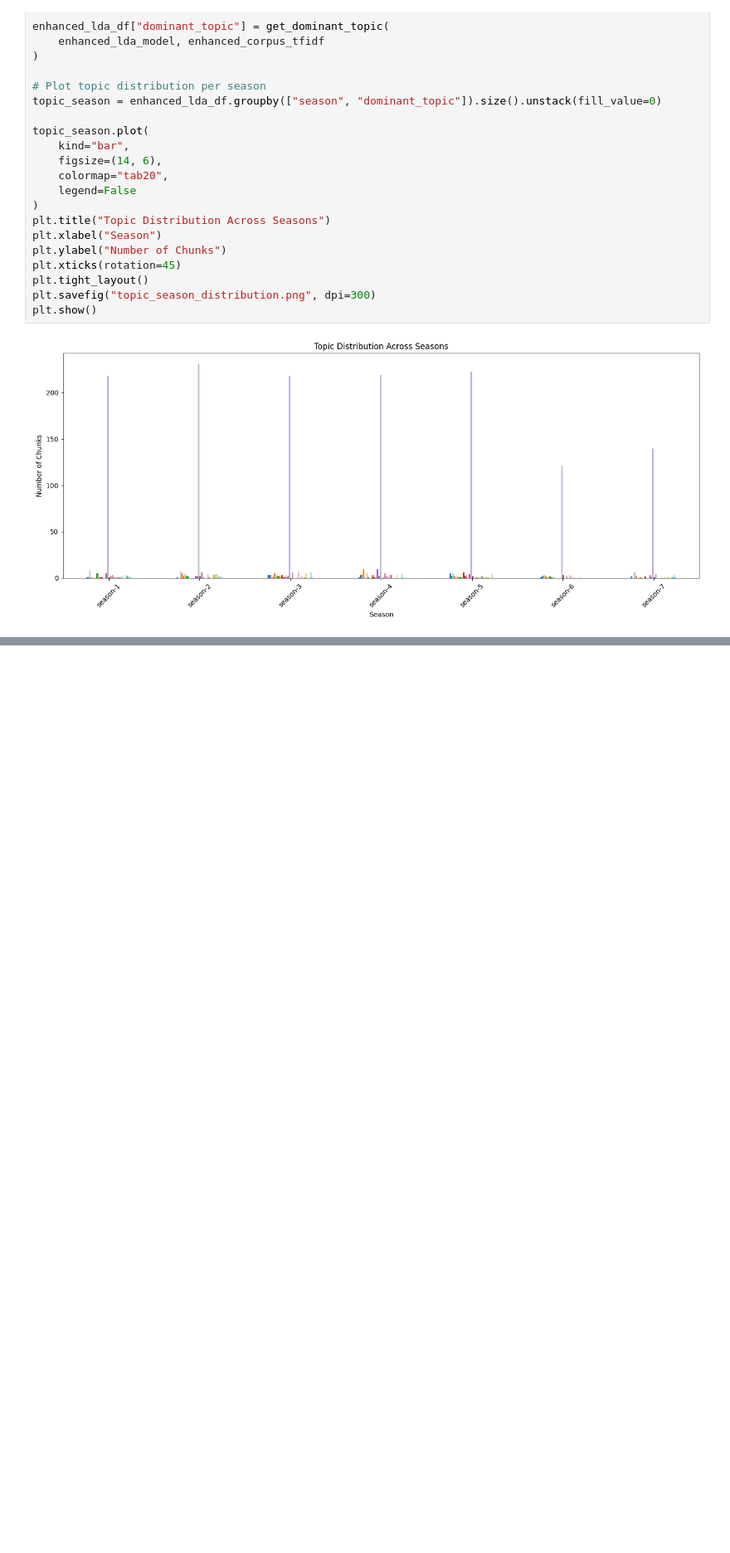
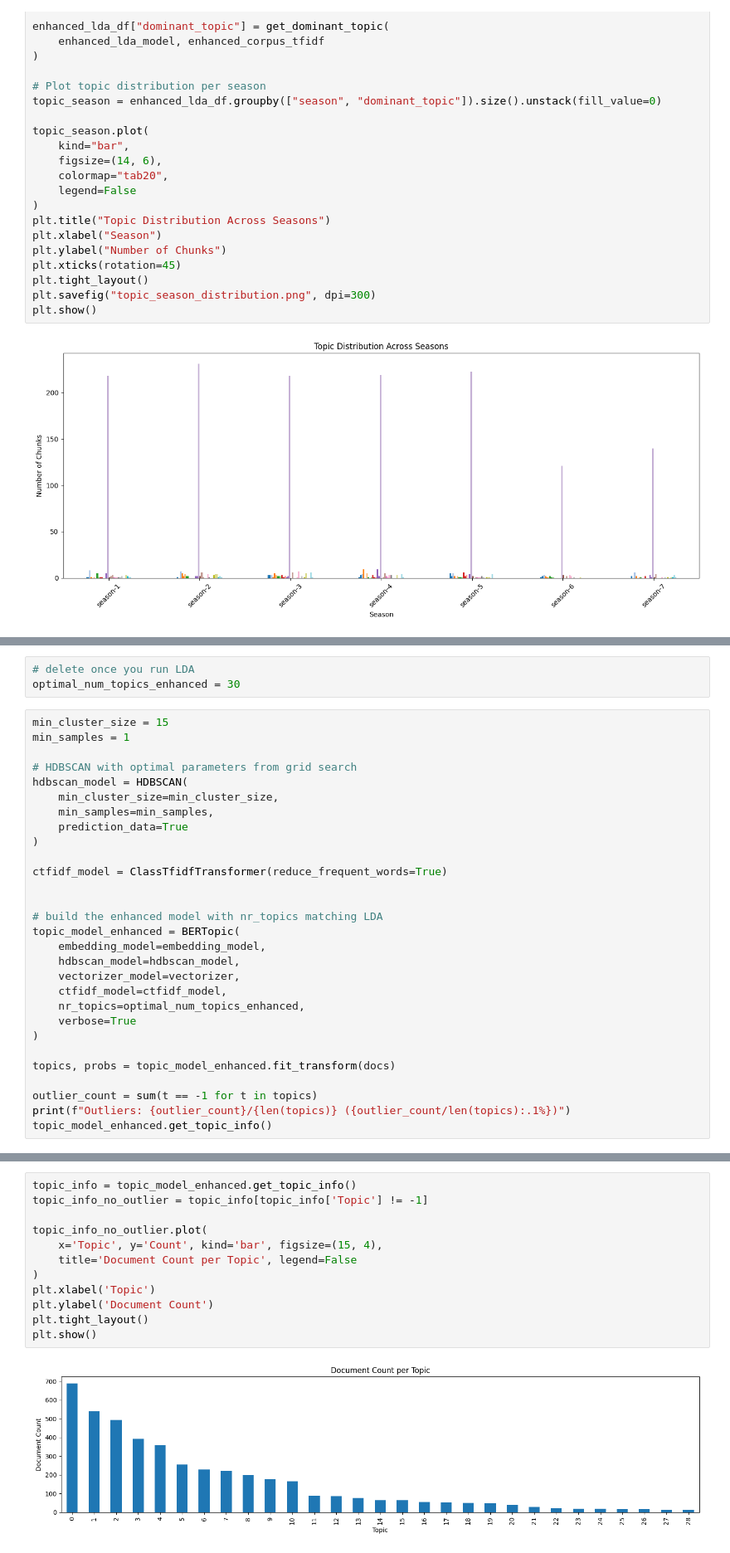
Before and after one commit to michelle-lo/Sitcom-Topic-Modeling, a Jupyter notebook: Brooklyn99_Topic_Modeling.ipynb, the cells around one changed output, grey strips where cells are left out. Shown at 83% size. Cells and saved outputs as stored; diff of their text form; blank space fills up the shorter version.

Commit message:
Bertopic WIP

```diff
--- a/Brooklyn99_Topic_Modeling.ipynb
+++ b/Brooklyn99_Topic_Modeling.ipynb
@@ -737,0 +978,32 @@ Requirement already satisfied: mdurl~=0.1 in /usr/local/lib/python3.12/dist-pack
+# %%
+# delete once you run LDA
+optimal_num_topics_enhanced = 30
+# %%
+min_cluster_size = 15
+min_samples = 1
+
+# HDBSCAN with optimal parameters from grid search
+hdbscan_model = HDBSCAN(
+    min_cluster_size=min_cluster_size,
+    min_samples=min_samples,
+    prediction_data=True
+)
+
+ctfidf_model = ClassTfidfTransformer(reduce_frequent_words=True)
+
+
+# build the enhanced model with nr_topics matching LDA
+topic_model_enhanced = BERTopic(
+    embedding_model=embedding_model,
+    hdbscan_model=hdbscan_model,
+    vectorizer_model=vectorizer,
+    ctfidf_model=ctfidf_model,
+    nr_topics=optimal_num_topics_enhanced,
+    verbose=True
+)
+
+topics, probs = topic_model_enhanced.fit_transform(docs)
+
+outlier_count = sum(t == -1 for t in topics)
+print(f"Outliers: {outlier_count}/{len(topics)} ({outlier_count/len(topics):.1%})")
+topic_model_enhanced.get_topic_info()
@@ -737,0 +1088,14 @@ Requirement already satisfied: mdurl~=0.1 in /usr/local/lib/python3.12/dist-pack
+# %%
+topic_info = topic_model_enhanced.get_topic_info()
+topic_info_no_outlier = topic_info[topic_info['Topic'] != -1]
+
+topic_info_no_outlier.plot(
+    x='Topic', y='Count', kind='bar', figsize=(15, 4),
+    title='Document Count per Topic', legend=False
+)
+plt.xlabel('Topic')
+plt.ylabel('Document Count')
+plt.tight_layout()
+plt.show()
+# %% [output]
+[figure, added]
```
Also changed, not shown: parts of 56 cells of this notebook.
